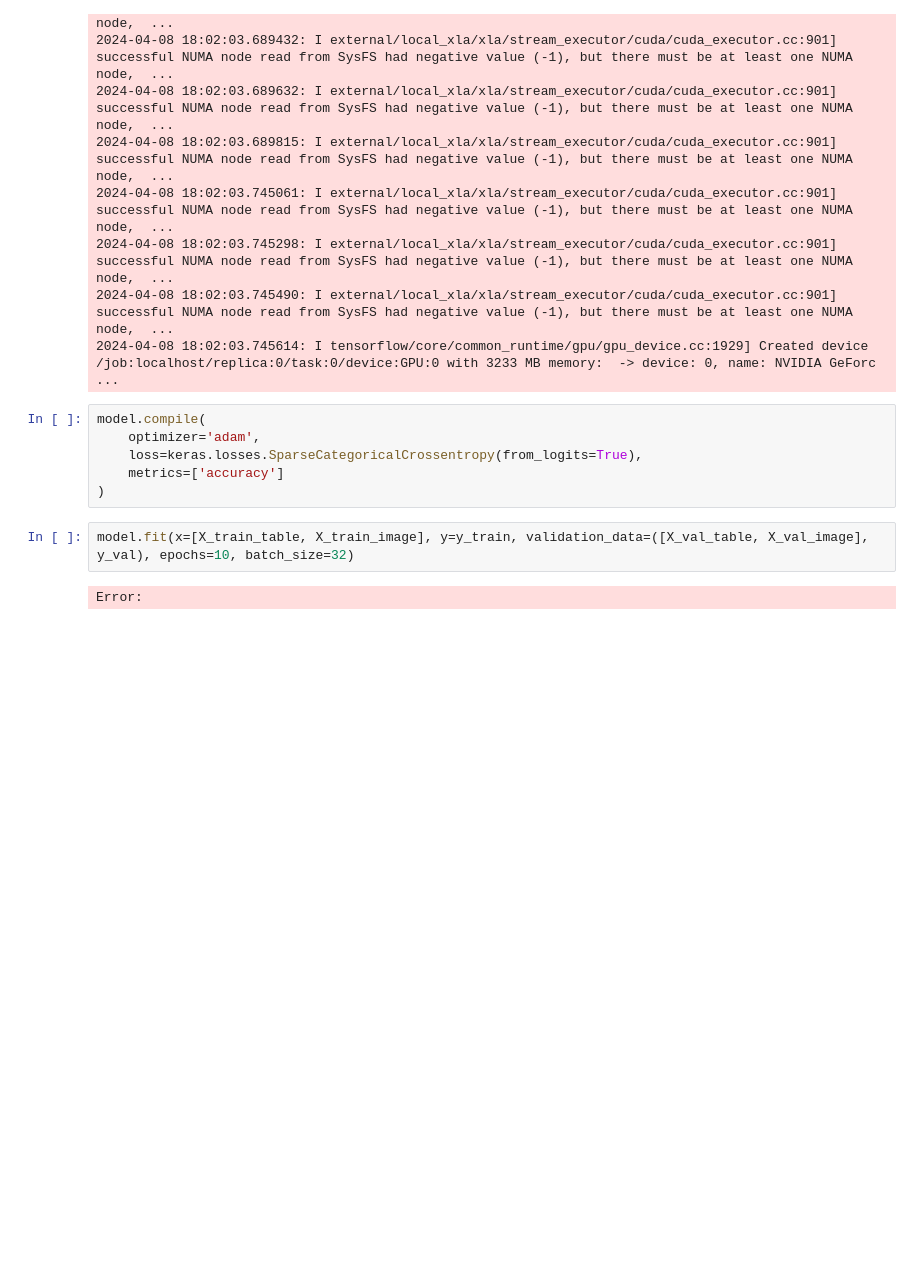
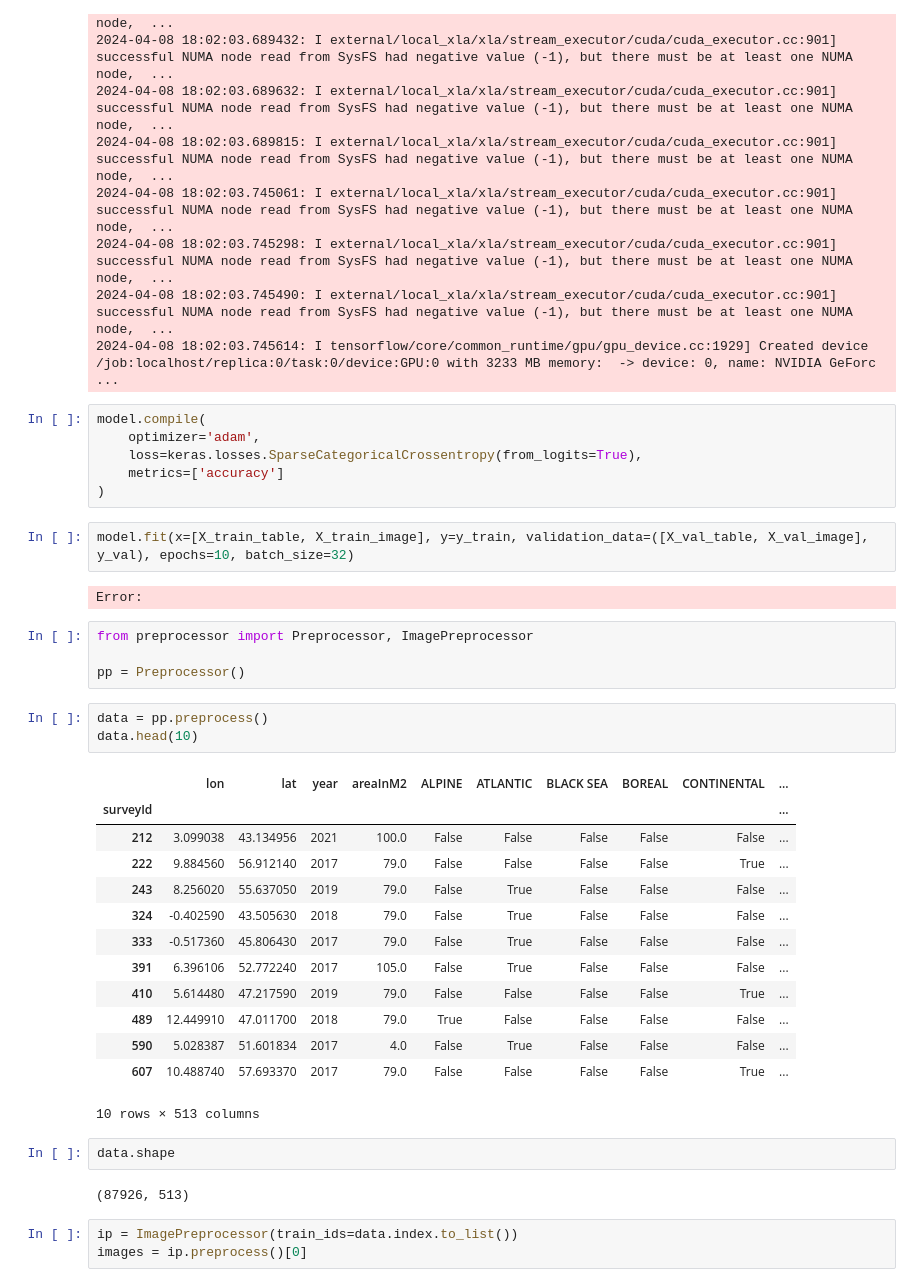
Before and after one commit to timchopard/ml-geolife, a Jupyter notebook: scratchpad-tim.ipynb, the cells around one changed output. Saved outputs shown, nothing was run; the diff lists cells and outputs as text; blank space fills up the shorter version.

```diff
--- a/scratchpad-tim.ipynb
+++ b/scratchpad-tim.ipynb
@@ -117,3 +117,31 @@ model.compile(
 model.fit(x=[X_train_table, X_train_image], y=y_train, validation_data=([X_val_table, X_val_image], y_val), epochs=10, batch_size=32)
 # %% [output]
 Error:
+# %%
+from preprocessor import Preprocessor, ImagePreprocessor
+
+pp = Preprocessor()
+# %%
+data = pp.preprocess()
+data.head(10)
+# %% [output]
+|  | lon | lat | year | areaInM2 | ALPINE | ATLANTIC | BLACK SEA | BOREAL | CONTINENTAL | ... |
+| surveyId |  |  |  |  |  |  |  |  |  | ... |
+| 212 | 3.099038 | 43.134956 | 2021 | 100.0 | False | False | False | False | False | ... |
+| 222 | 9.884560 | 56.912140 | 2017 | 79.0 | False | False | False | False | True | ... |
+| 243 | 8.256020 | 55.637050 | 2019 | 79.0 | False | True | False | False | False | ... |
+| 324 | -0.402590 | 43.505630 | 2018 | 79.0 | False | True | False | False | False | ... |
+| 333 | -0.517360 | 45.806430 | 2017 | 79.0 | False | True | False | False | False | ... |
+| 391 | 6.396106 | 52.772240 | 2017 | 105.0 | False | True | False | False | False | ... |
+| 410 | 5.614480 | 47.217590 | 2019 | 79.0 | False | False | False | False | True | ... |
+| 489 | 12.449910 | 47.011700 | 2018 | 79.0 | True | False | False | False | False | ... |
+| 590 | 5.028387 | 51.601834 | 2017 | 4.0 | False | True | False | False | False | ... |
+| 607 | 10.488740 | 57.693370 | 2017 | 79.0 | False | False | False | False | True | ... |
+10 rows × 513 columns
+# %%
+data.shape
+# %% [output]
+(87926, 513)
+# %%
+ip = ImagePreprocessor(train_ids=data.index.to_list())
+images = ip.preprocess()[0]
```
Also changed, not shown: parts of 5 cells of this notebook, 4 other files.
